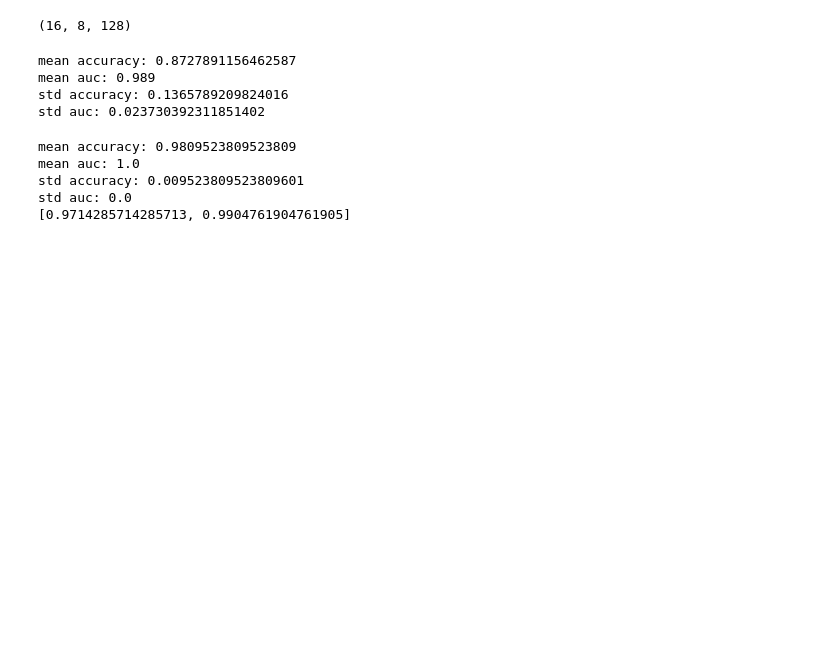
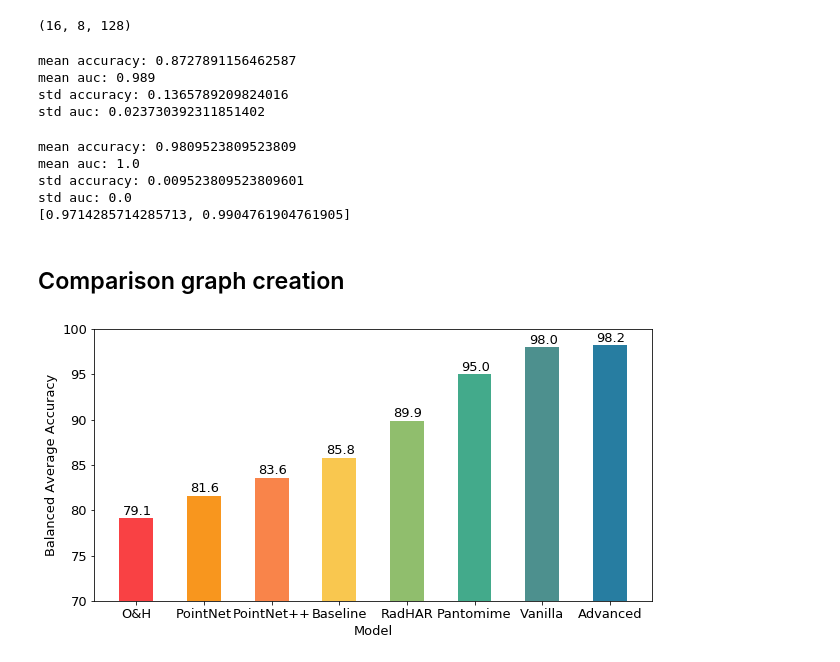
Before and after one commit to dariush-salami/attention-based-edge-convolution, a Jupyter notebook: analysis/metrics.ipynb, the cells around one changed output. Cells and saved outputs as stored; diff of their text form; code cells hidden in the pictures; blank space fills up the shorter version.

```diff
--- a/analysis/metrics.ipynb
+++ b/analysis/metrics.ipynb
@@ -233,3 +231,32 @@ mean auc: 1.0
 std accuracy: 0.009523809523809601
 std auc: 0.0
 [0.9714285714285713, 0.9904761904761905]
+# %% [markdown]
+## Comparison graph creation
+# %%
+model_names = ['PointNet', 'PointNet++', 'O&H', 'RadHAR', 'Pantomime', 'Baseline', 'Vanilla', 'Advanced']
+pantomime_primary = [81.6, 83.6, 79.1, 89.9, 95.0, 85.8, 98.0, 98.2]
+colors = ['#f94144', '#f8961e', '#f9844a', '#f9c74f', '#90be6d', '#43aa8b', '#4d908e', '#277da1']
+
+model_names = [x for _,x in sorted(zip(pantomime_primary, model_names))]
+pantomime_primary = sorted(pantomime_primary)
+# %%
+font = {'weight' : 'normal',
+        'size'   : 13}
+
+matplotlib.rc('font', **font)
+
+fig = plt.figure(figsize = (10, 5))
+
+plt.bar(model_names, pantomime_primary, width = 0.5, color=colors)
+xlocs, xlabs = plt.xticks()
+for i, v in enumerate(pantomime_primary):
+    plt.text(xlocs[i] - 0.2, v + .4, str(v))
+axes = plt.gca()
+axes.set_ylim([70, 100])
+plt.xlabel("Model")
+plt.ylabel("Balanced Average Accuracy")
+# plt.show()
+plt.savefig('accuracy_primary_dataset_comparison.png', dpi=400, transparent=True)
+# %% [output]
+[figure, added]
```
Also changed, not shown: parts of 6 cells of this notebook, 3 other files.
